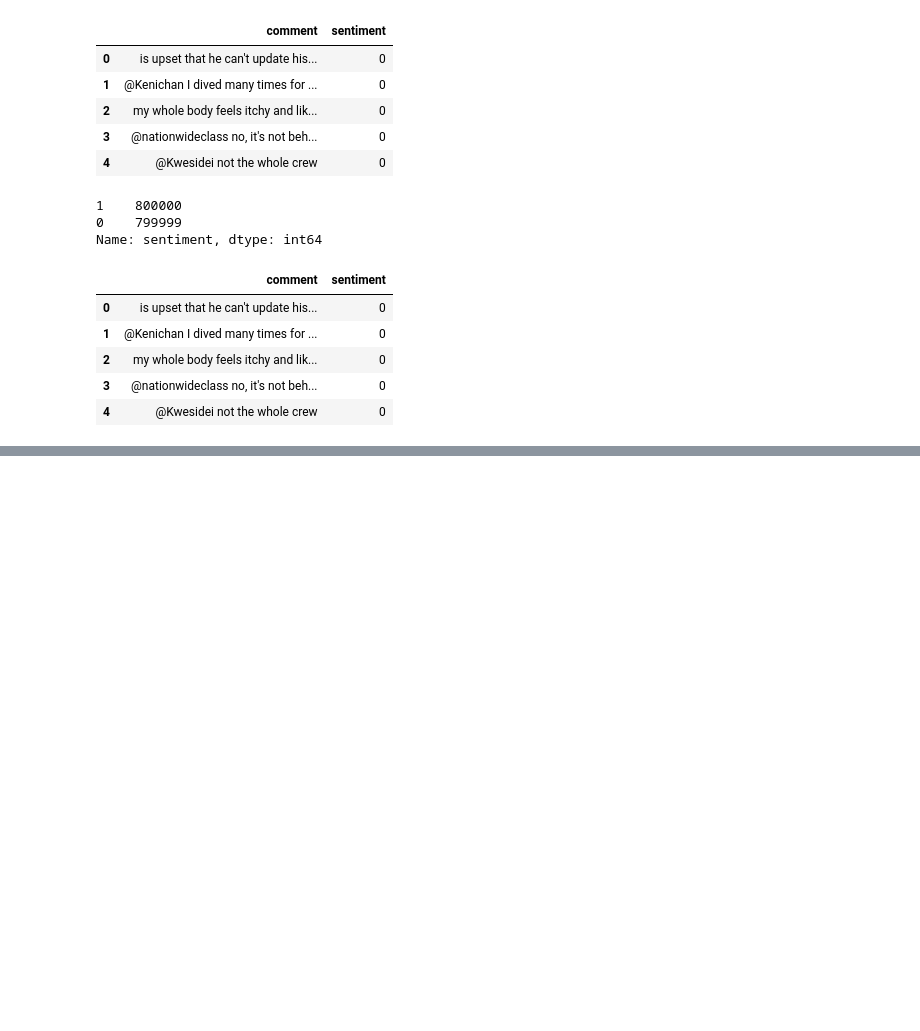
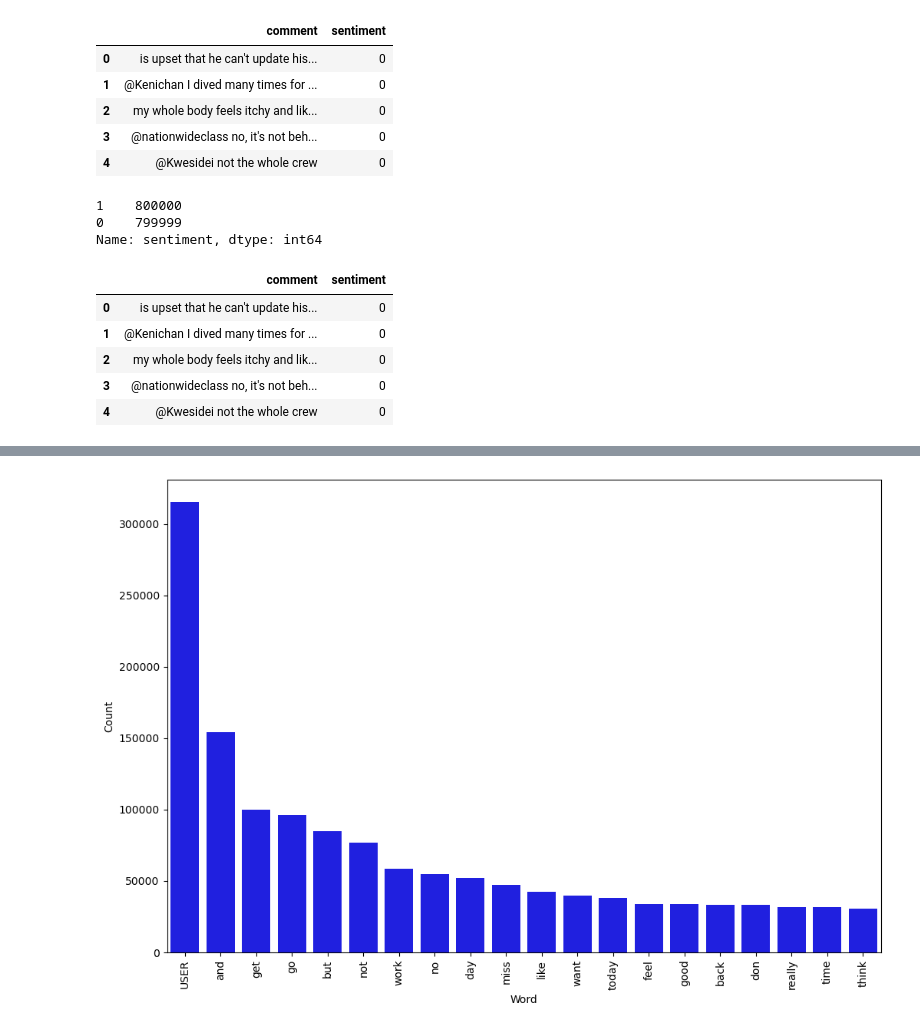
Before and after one commit to thesarwars/Sentiment_Analysis_using_Machine_Learning, a Jupyter notebook: Sentiment.ipynb, the cells around one changed output, grey strips where cells are left out. Saved outputs shown, nothing was run; the diff lists cells and outputs as text; code cells hidden in the pictures; blank space fills up the shorter version.

```diff
--- a/Sentiment.ipynb
+++ b/Sentiment.ipynb
@@ -294,0 +320,22 @@ Time taken: 2667 seconds
+# %%
+# Created a method using WhitespaceTokenizer and FreqDist to identify the mos frequent set of words in the dataset segregated
+# by target variable
+
+token_wspace = tokenize.WhitespaceTokenizer()
+
+def mostFrequentWords(tweets, quantity):
+    all_words = ' '.join(tweets)
+    all_tokens = token_wspace.tokenize(all_words)
+    freq_dist = nltk.FreqDist(all_tokens)
+    df_frequency = pd.DataFrame({"Word": list(freq_dist.keys()), "Frequency": list(freq_dist.values())})
+    df_frequency = df_frequency.nlargest(columns = "Frequency", n = quantity)
+    plt.figure(figsize=(12,8))
+    ax = sns.barplot(data = df_frequency, x = 'Word', y = 'Frequency', color = 'blue')
+    ax.set(ylabel = 'Count')
+    plt.xticks(rotation = 'vertical')
+    plt.show()
+# %%
+# calling the above method for negative cases, plotting the most frequent top 10 words
+mostFrequentWords(processedcomment[:800000],20)
+# %% [output]
+[figure, added]
```
Also changed, not shown: parts of 31 cells of this notebook.
